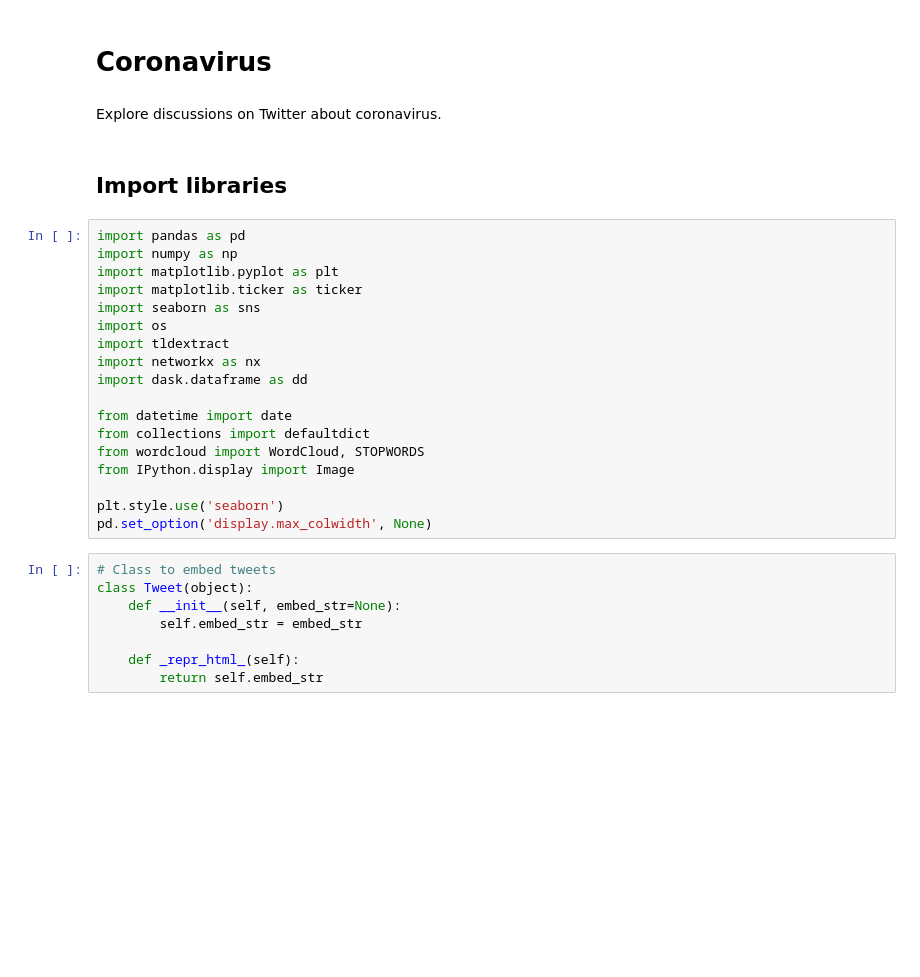
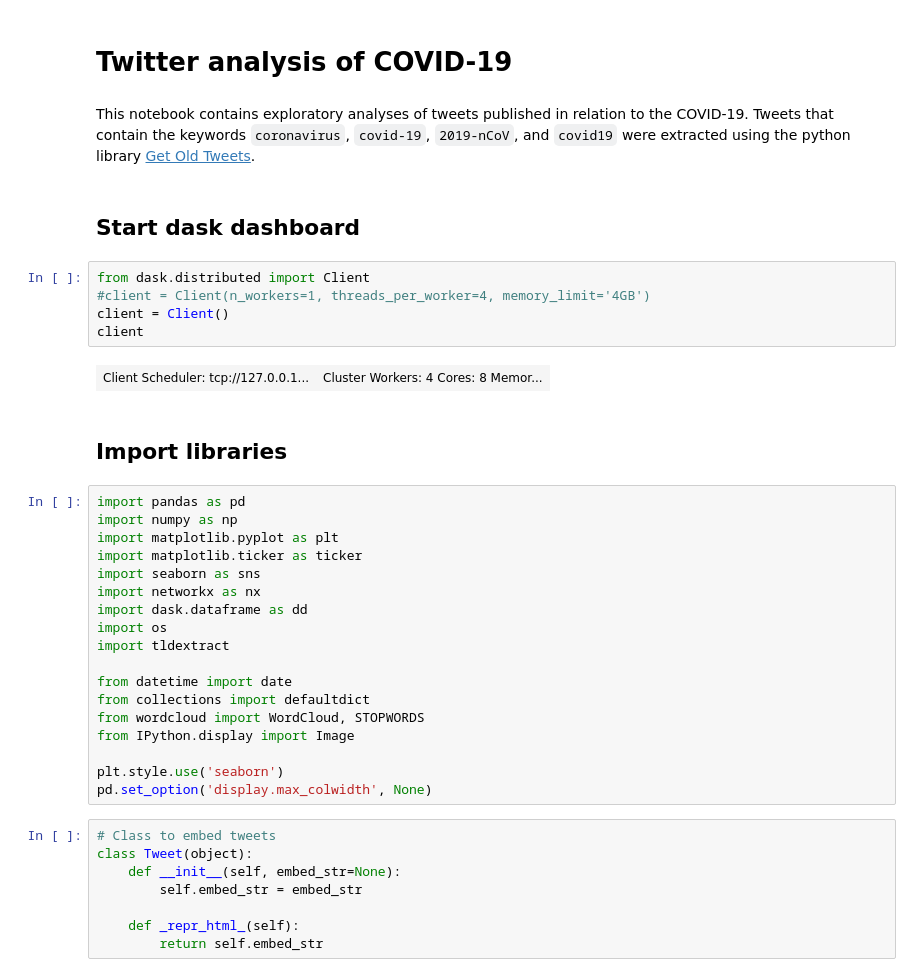
Before and after one commit to social-link-analytics-group-bsc/tw_coronavirus, a Jupyter notebook: corona_virus.ipynb, the cells around one changed output. Drawn from its saved outputs; the diff is of its cells as text; blank space fills up the shorter version.

```diff
--- a/corona_virus.ipynb
+++ b/corona_virus.ipynb
@@ -1,7 +1,16 @@
-# %% [markdown]
-# Coronavirus
-# %% [markdown]
-Explore discussions on Twitter about coronavirus.
+# %% [markdown]
+# Twitter analysis of COVID-19
+# %% [markdown]
+This notebook contains exploratory analyses of tweets published in relation to the COVID-19. Tweets that contain the keywords `coronavirus`, `covid-19`, `2019-nCoV`, and `covid19` were extracted using the python library [Get Old Tweets](https://pypi.org/project/GetOldTweets3/).
+# %% [markdown]
+## Start dask dashboard
+# %%
+from dask.distributed import Client
+#client = Client(n_workers=1, threads_per_worker=4, memory_limit='4GB')
+client = Client()
+client
+# %% [output]
+| Client Scheduler: tcp://127.0.0.1... | Cluster Workers: 4 Cores: 8 Memor... |
 # %% [markdown]
 ## Import libraries
 # %%
@@ -10,10 +19,10 @@ import numpy as np
 import matplotlib.pyplot as plt
 import matplotlib.ticker as ticker
 import seaborn as sns
+import networkx as nx
+import dask.dataframe as dd
 import os
 import tldextract
-import networkx as nx
-import dask.dataframe as dd
 
 from datetime import date
 from collections import defaultdict
```
Also changed, not shown: parts of 20 cells of this notebook.
